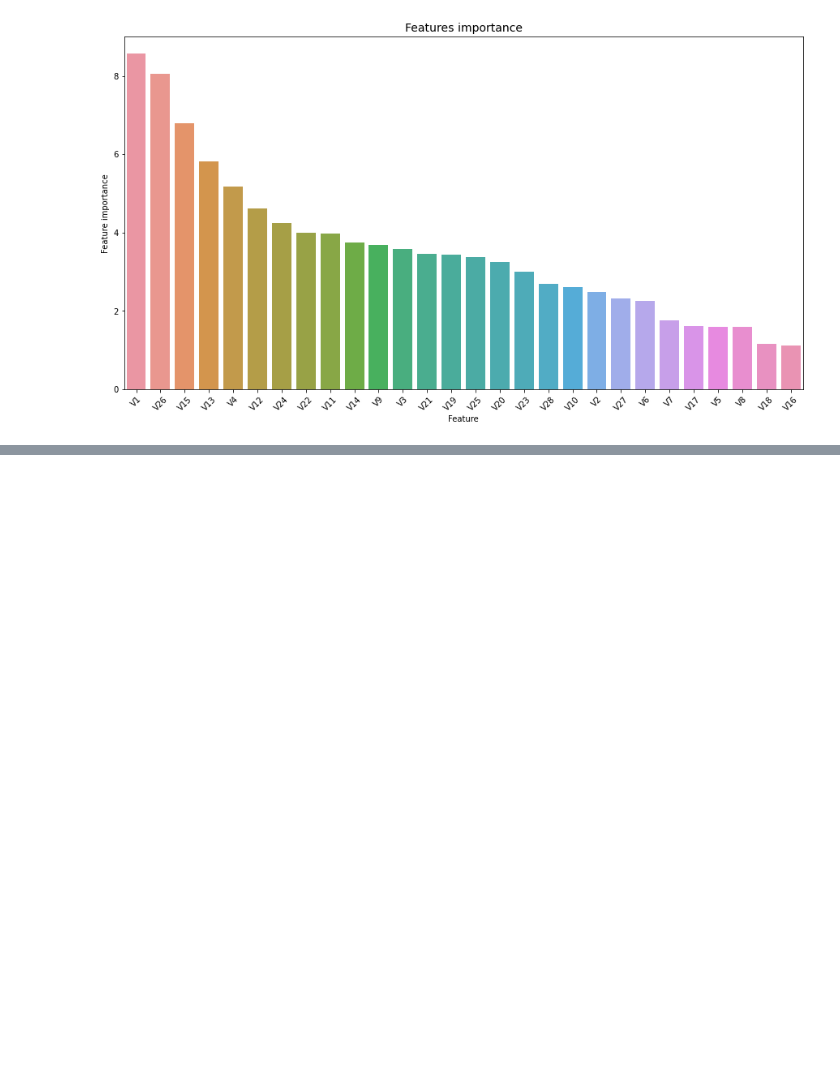
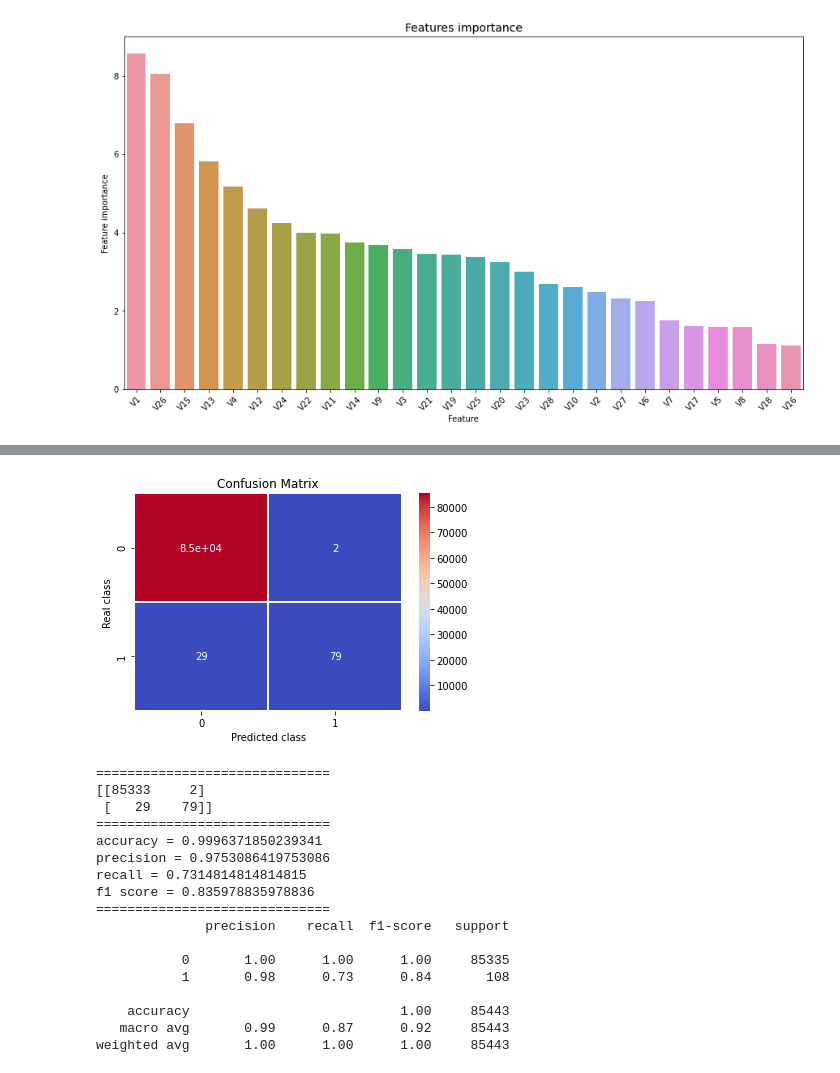
Before and after one commit to wuhong60909/Data-Analysis-Projects, a Jupyter notebook: Credit_Card_Fraud_Detection/model_CatBoostClassifier.ipynb, the cells around one changed output, grey strips where cells are left out. Cells and saved outputs as stored; diff of their text form; code cells hidden in the pictures; blank space fills up the shorter version.

```diff
--- a/Credit_Card_Fraud_Detection/model_CatBoostClassifier.ipynb
+++ b/Credit_Card_Fraud_Detection/model_CatBoostClassifier.ipynb
@@ -277,0 +305,23 @@ plot_feature_importance(model = cb_clf, predictors = predictor_name)
+# %%
+y_score = cb_clf.predict_proba(X_test)[:, 1]
+y_pred = y_score > 0.3
+get_predictions(y_true = y_test, y_pred = y_pred)
+# %% [output]
+[figure, added]
+==============================
+[[85333     2]
+ [   29    79]]
+==============================
+accuracy = 0.9996371850239341
+precision = 0.9753086419753086
+recall = 0.7314814814814815
+f1 score = 0.835978835978836
+==============================
+              precision    recall  f1-score   support
+
+           0       1.00      1.00      1.00     85335
+           1       0.98      0.73      0.84       108
+
+    accuracy                           1.00     85443
+   macro avg       0.99      0.87      0.92     85443
+weighted avg       1.00      1.00      1.00     85443
```
Also changed, not shown: parts of 7 cells of this notebook, 3 other files.
